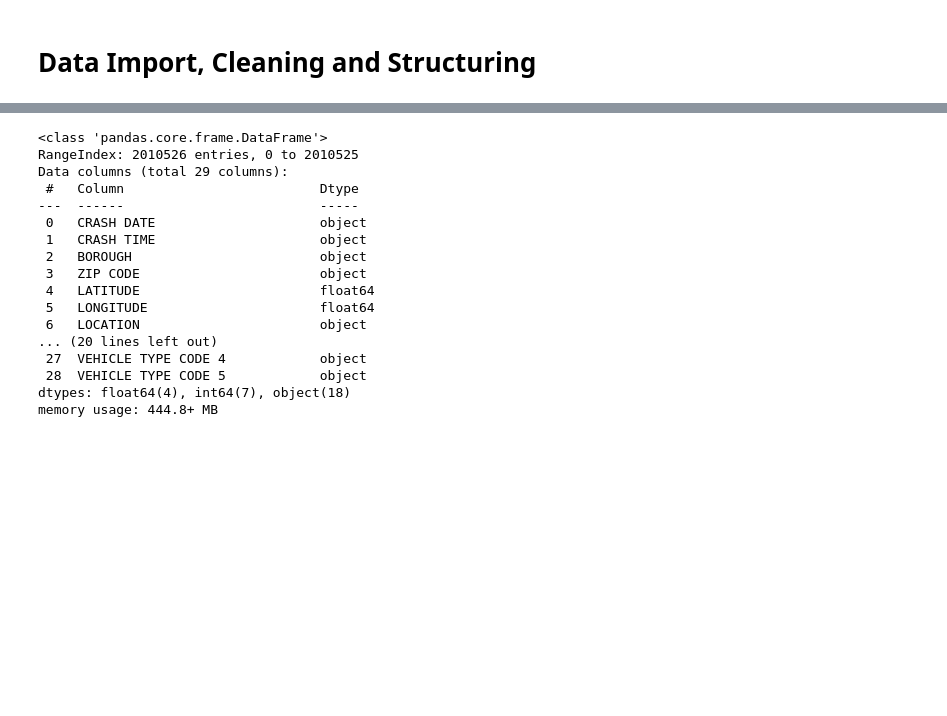
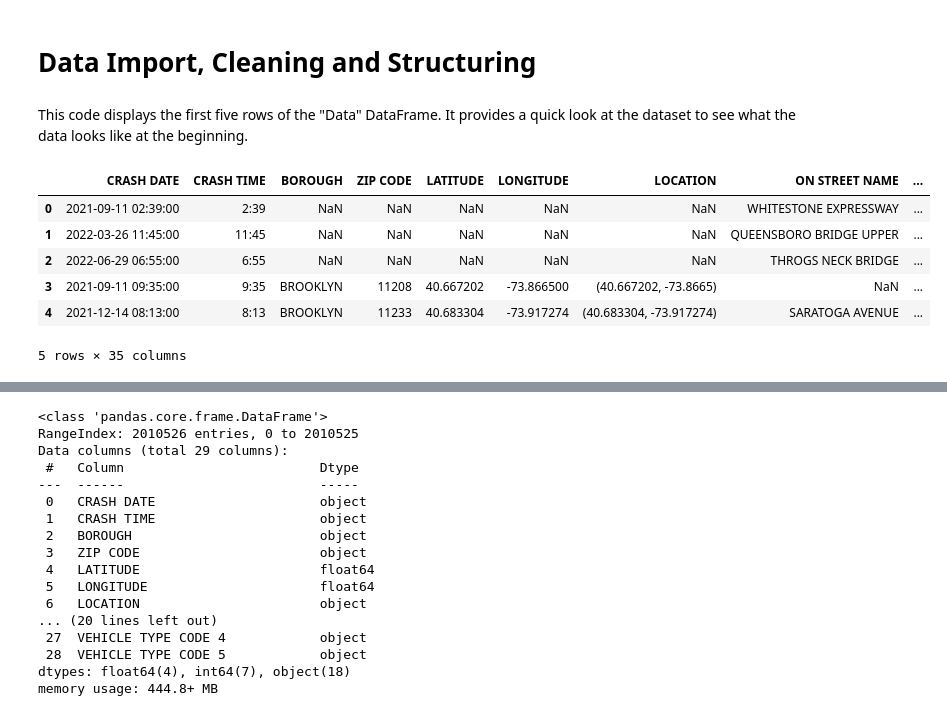
Before and after one commit to DanielGiedraitis/Data-Science-Machine-Learning-Portfolio, a Jupyter notebook: New York Motor Vehicle Collisions/new-york-vehicle-collisions-analysis.ipynb, the cells around one changed output, grey strips where cells are left out. Drawn from its saved outputs; the diff is of its cells as text; code cells hidden in the pictures; blank space fills up the shorter version.

```diff
--- a/New York Motor Vehicle Collisions/new-york-vehicle-collisions-analysis.ipynb
+++ b/New York Motor Vehicle Collisions/new-york-vehicle-collisions-analysis.ipynb
@@ -8,3 +8,15 @@ import matplotlib.pyplot as plt
 import seaborn as sns
 # %%
 Data = pd.read_csv('Motor_Vehicle_Collisions_-_Crashes.csv', low_memory=False)
+# %% [markdown]
+This code displays the first five rows of the "Data" DataFrame. It provides a quick look at the dataset to see what the data looks like at the beginning.
+# %%
+Data.head()
+# %% [output]
+|  | CRASH DATE | CRASH TIME | BOROUGH | ZIP CODE | LATITUDE | LONGITUDE | LOCATION | ON STREET NAME | ... |
+| 0 | 2021-09-11 02:39:00 | 2:39 | NaN | NaN | NaN | NaN | NaN | WHITESTONE EXPRESSWAY | ... |
+| 1 | 2022-03-26 11:45:00 | 11:45 | NaN | NaN | NaN | NaN | NaN | QUEENSBORO BRIDGE UPPER | ... |
+| 2 | 2022-06-29 06:55:00 | 6:55 | NaN | NaN | NaN | NaN | NaN | THROGS NECK BRIDGE | ... |
+| 3 | 2021-09-11 09:35:00 | 9:35 | BROOKLYN | 11208 | 40.667202 | -73.866500 | (40.667202, -73.8665) | NaN | ... |
+| 4 | 2021-12-14 08:13:00 | 8:13 | BROOKLYN | 11233 | 40.683304 | -73.917274 | (40.683304, -73.917274) | SARATOGA AVENUE | ... |
+5 rows × 35 columns
```
Also changed, not shown: parts of 2 cells of this notebook.
